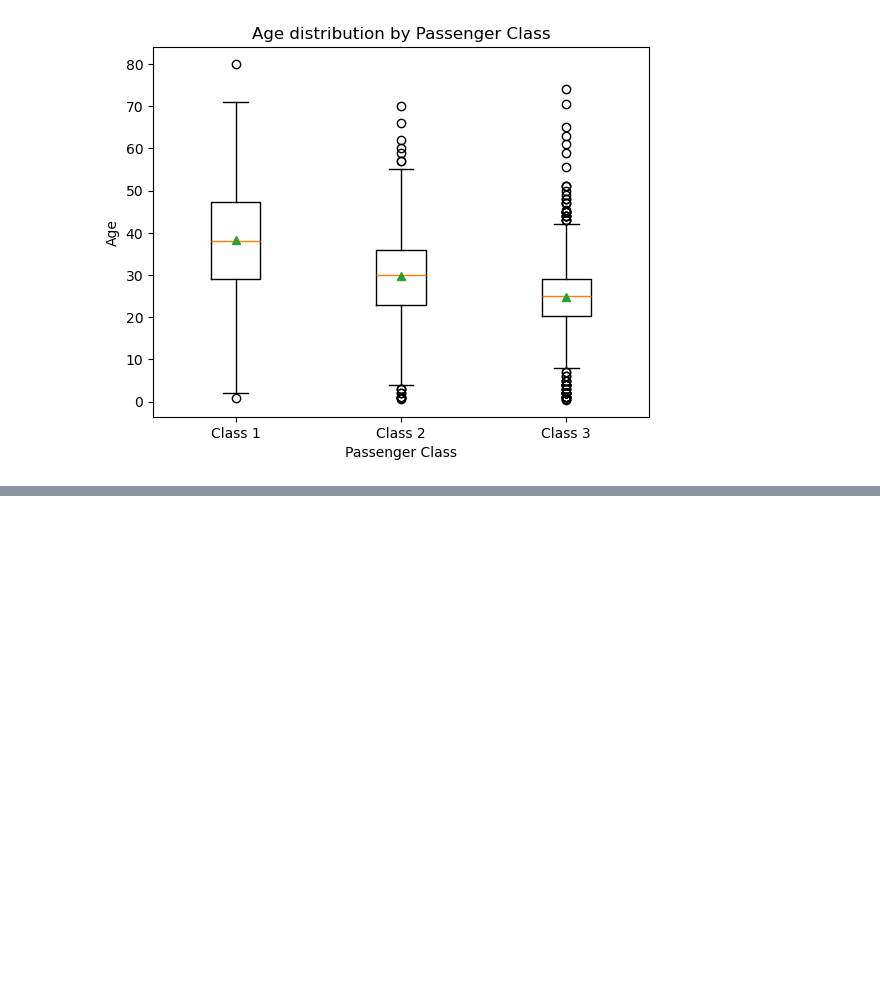
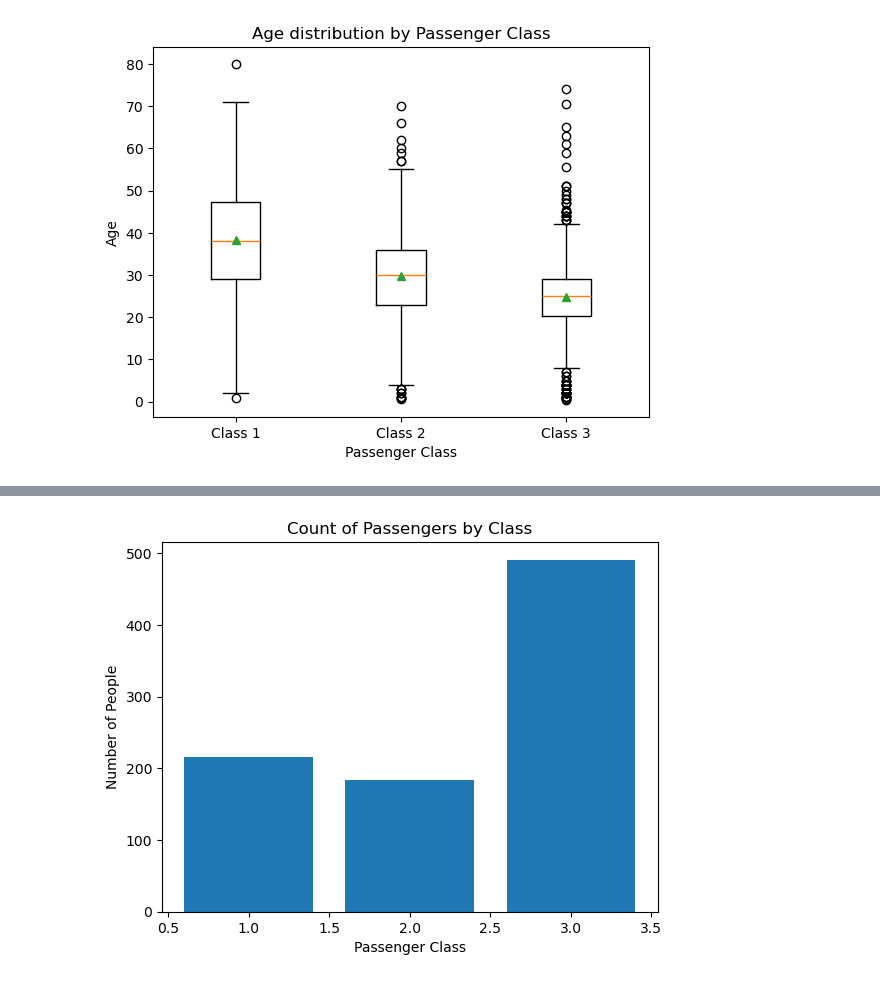
Before and after one commit to codedbyyprince/Titanic-Survival-ML-Model-Practice-, a Jupyter notebook: EDA.ipynb, the cells around one changed output, grey strips where cells are left out. Cells and saved outputs as stored; diff of their text form; code cells hidden in the pictures; blank space fills up the shorter version.

```diff
--- a/EDA.ipynb
+++ b/EDA.ipynb
@@ -135,0 +166,10 @@ plt.show()
+# %%
+counts = df['Pclass'].value_counts().sort_index()
+
+plt.bar(counts.index, counts.values)
+plt.xlabel("Passenger Class")
+plt.ylabel("Number of People")
+plt.title("Count of Passengers by Class")
+plt.show()
+# %% [output]
+[figure, added]
```
Also changed, not shown: parts of 6 cells of this notebook.
